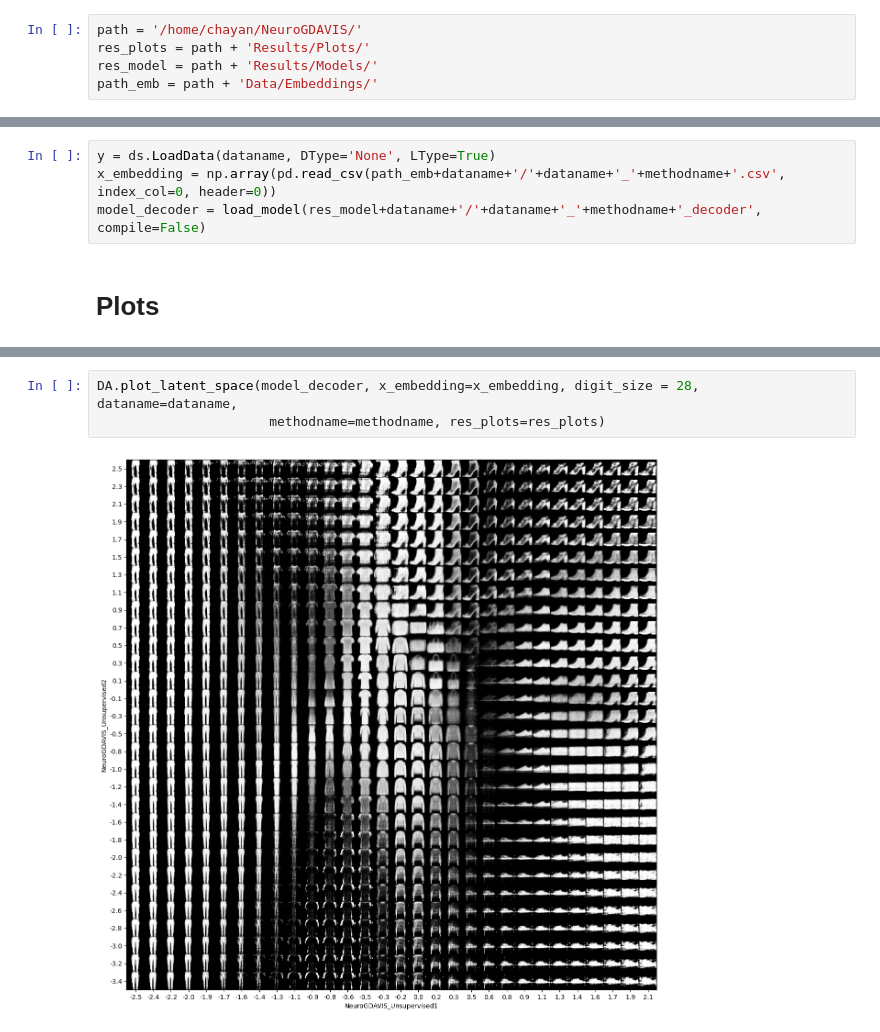
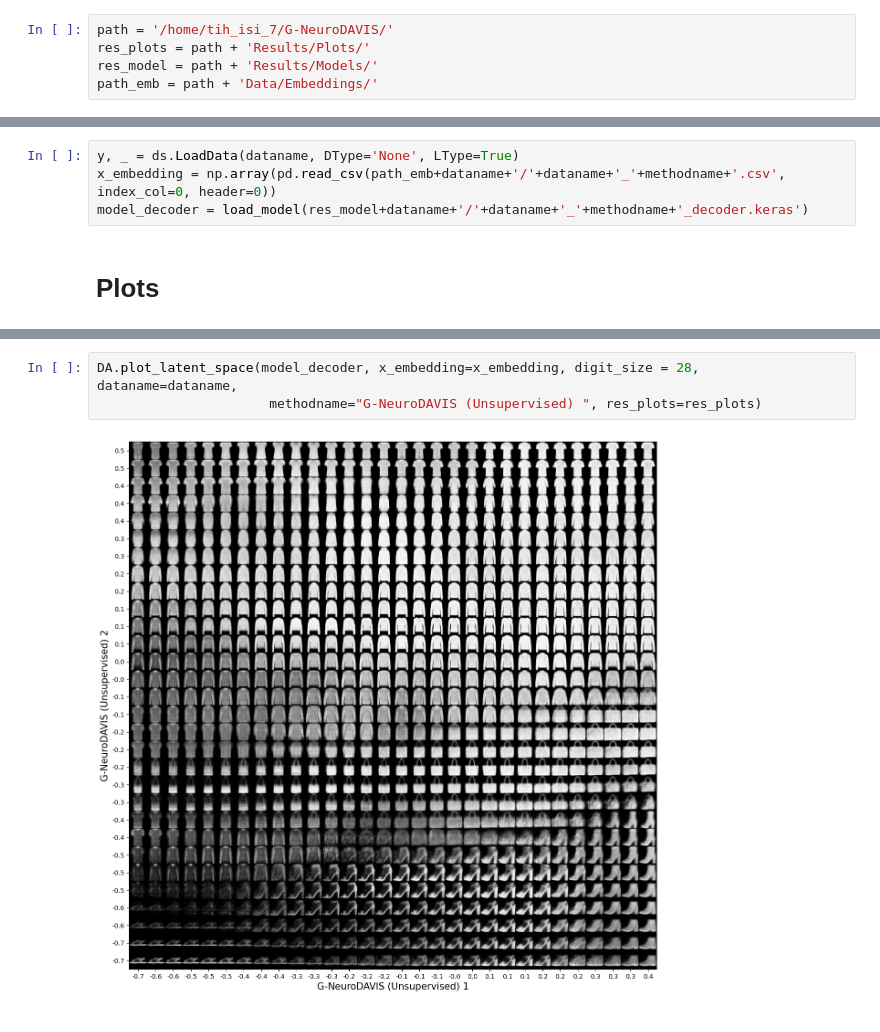
Before and after one commit to shallowlearner93/G-NeuroDAVIS, a Jupyter notebook: Codes/Proposed/FMnist_plots.ipynb, the cells around one changed output, grey strips where cells are left out. Saved outputs shown, nothing was run; the diff lists cells and outputs as text.

```diff
--- a/Codes/Proposed/FMnist_plots.ipynb
+++ b/Codes/Proposed/FMnist_plots.ipynb
@@ -1,7 +1,7 @@
 # %% [markdown]
 # Paths
 # %%
-path = '/home/chayan/NeuroGDAVIS/'
+path = '/home/tih_isi_7/G-NeuroDAVIS/'
 res_plots = path + 'Results/Plots/'
 res_model = path + 'Results/Models/'
 path_emb = path + 'Data/Embeddings/'
@@ -29,8 +29,8 @@ methodname = txt.rsplit("/")[-1]
 # %% [markdown]
 # Load Models
 # %%
-y = ds.LoadData(dataname, DType='None', LType=True)
+y, _ = ds.LoadData(dataname, DType='None', LType=True)
 x_embedding = np.array(pd.read_csv(path_emb+dataname+'/'+dataname+'_'+methodname+'.csv', index_col=0, header=0))
-model_decoder = load_model(res_model+dataname+'/'+dataname+'_'+methodname+'_decoder', compile=False)
+model_decoder = load_model(res_model+dataname+'/'+dataname+'_'+methodname+'_decoder.keras')
 # %% [markdown]
 # Plots
@@ -50,8 +37,8 @@ plt.show()
 # %%
 DA.plot_latent_space(model_decoder, x_embedding=x_embedding, digit_size = 28, dataname=dataname,
-                      methodname=methodname, res_plots=res_plots)
+                      methodname="G-NeuroDAVIS (Unsupervised) ", res_plots=res_plots)
 # %% [output]
-[figure, old version]
+[figure, new version]
 # %%
 DA.generate(model_decoder, x_embedding, dataname=dataname, methodname=methodname, res_plots=res_plots)
 # %% [output]
```
Also changed, not shown: parts of 3 cells of this notebook, 14 other files.
